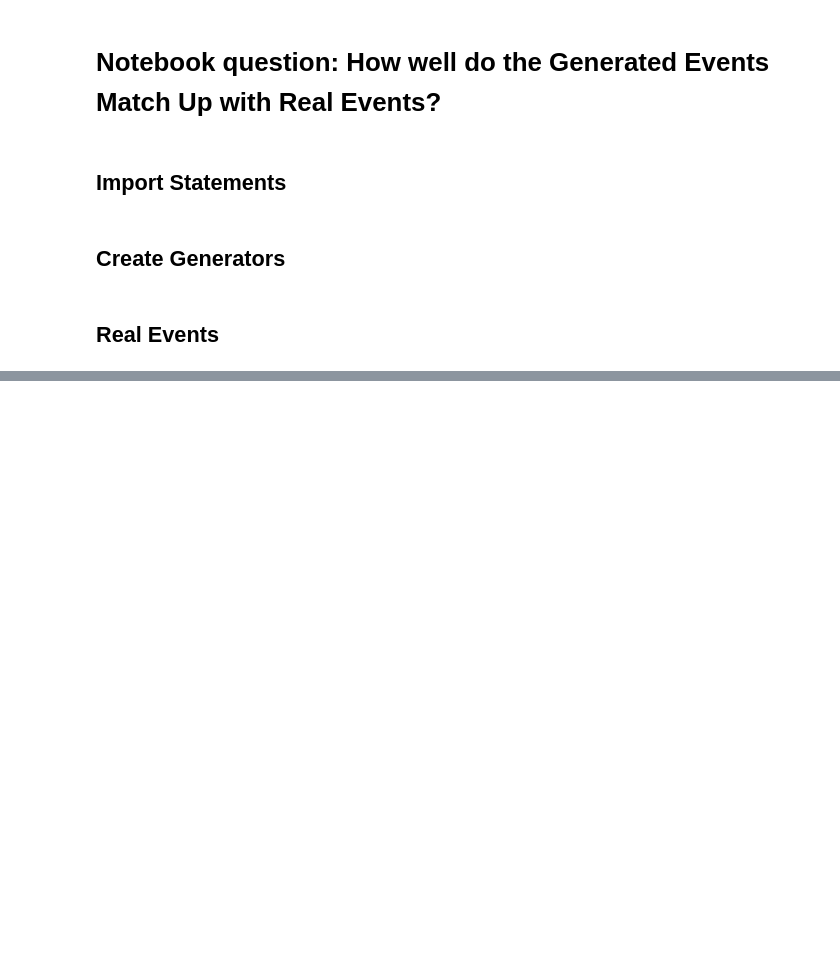
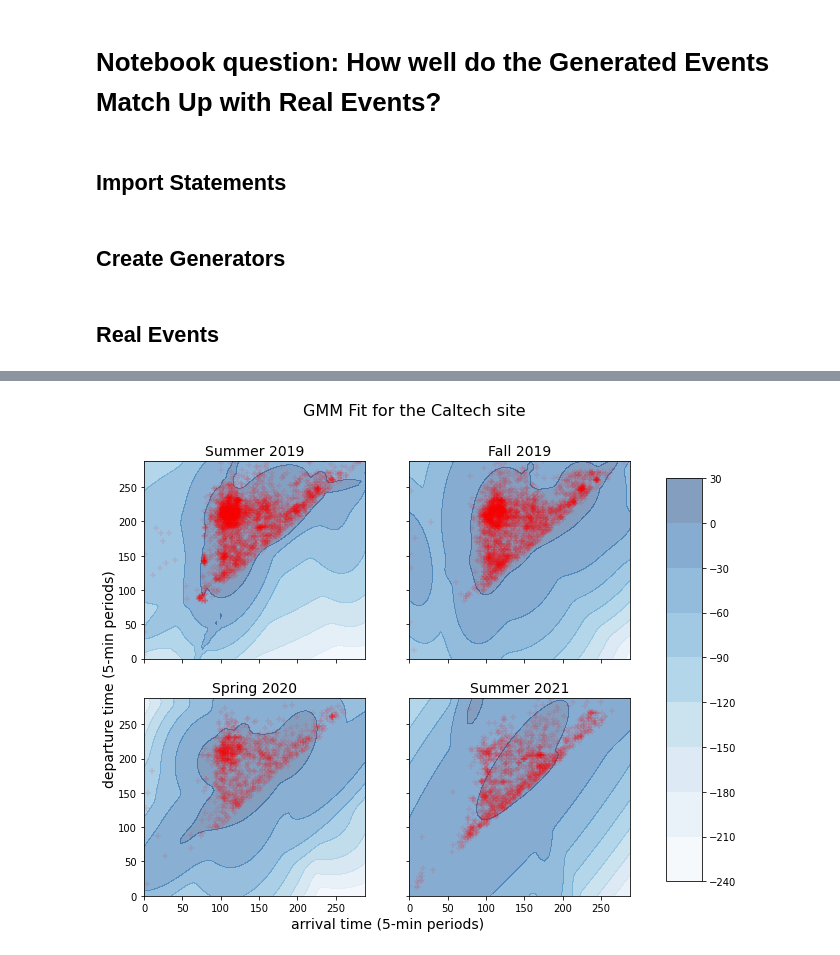
Before and after one commit to chrisyeh96/sustaingym, a Jupyter notebook: notebooks_and_scripts/gmms_fit.ipynb, the cells around one changed output, grey strips where cells are left out. Drawn from its saved outputs; the diff is of its cells as text; code cells hidden in the pictures; blank space fills up the shorter version.

```diff
--- a/notebooks_and_scripts/gmms_fit.ipynb
+++ b/notebooks_and_scripts/gmms_fit.ipynb
@@ -132,3 +132,7 @@ plot_gmm_fit('caltech')
+# %%
+plot_gmm_fit('caltech')  # 30
+# %% [output]
+[figure, added]
 # %%
 plot_gmm_fit('jpl')
 # %% [output]
```
Also changed, not shown: parts of 3 cells of this notebook, 26 other files.
